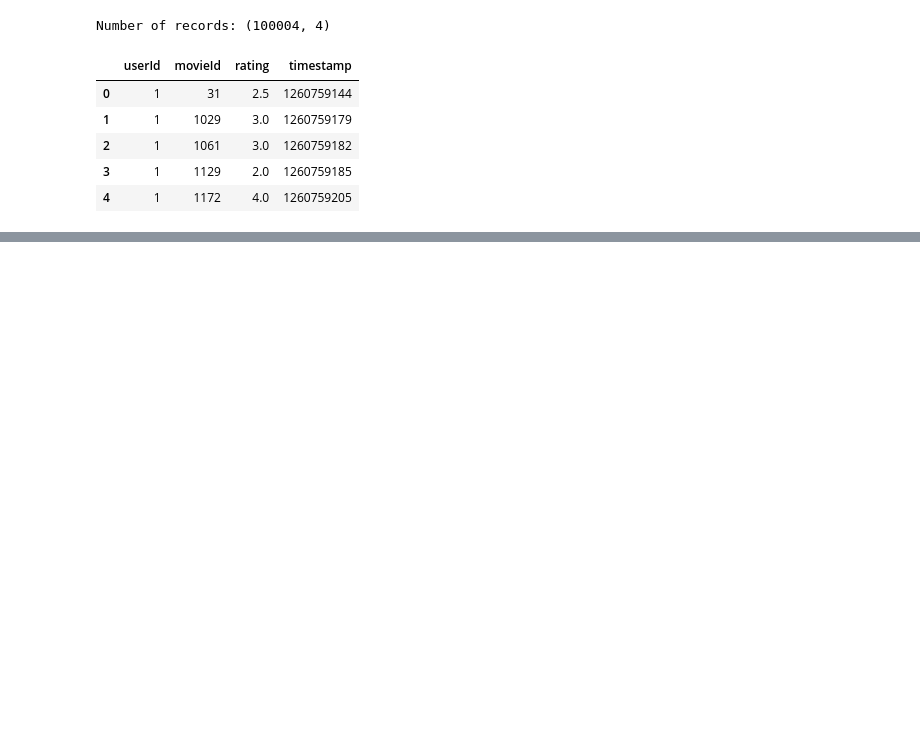
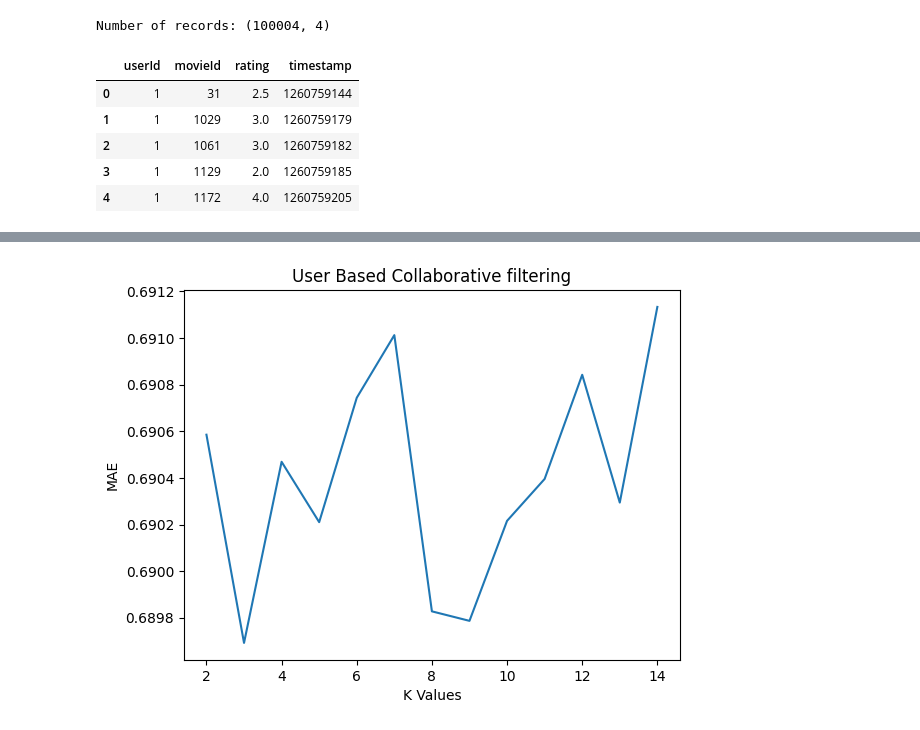
Before and after one commit to sameepv21/CSE-572-DM, a Jupyter notebook: HW3/task2.ipynb, the cells around one changed output, grey strips where cells are left out. Saved outputs shown, nothing was run; the diff lists cells and outputs as text; code cells hidden in the pictures; blank space fills up the shorter version.

```diff
--- a/HW3/task2.ipynb
+++ b/HW3/task2.ipynb
@@ -102,0 +236,8 @@ Test MAE for User Based Collaborative Filtering: 0.7674259819742985
+# %%
+sns.lineplot(x = k_values, y = ub_mae_k)
+plt.xlabel("K Values")
+plt.ylabel('MAE')
+plt.title("User Based Collaborative filtering")
+plt.show()
+# %% [output]
+[figure, added]
```
Also changed, not shown: parts of 10 cells of this notebook.
